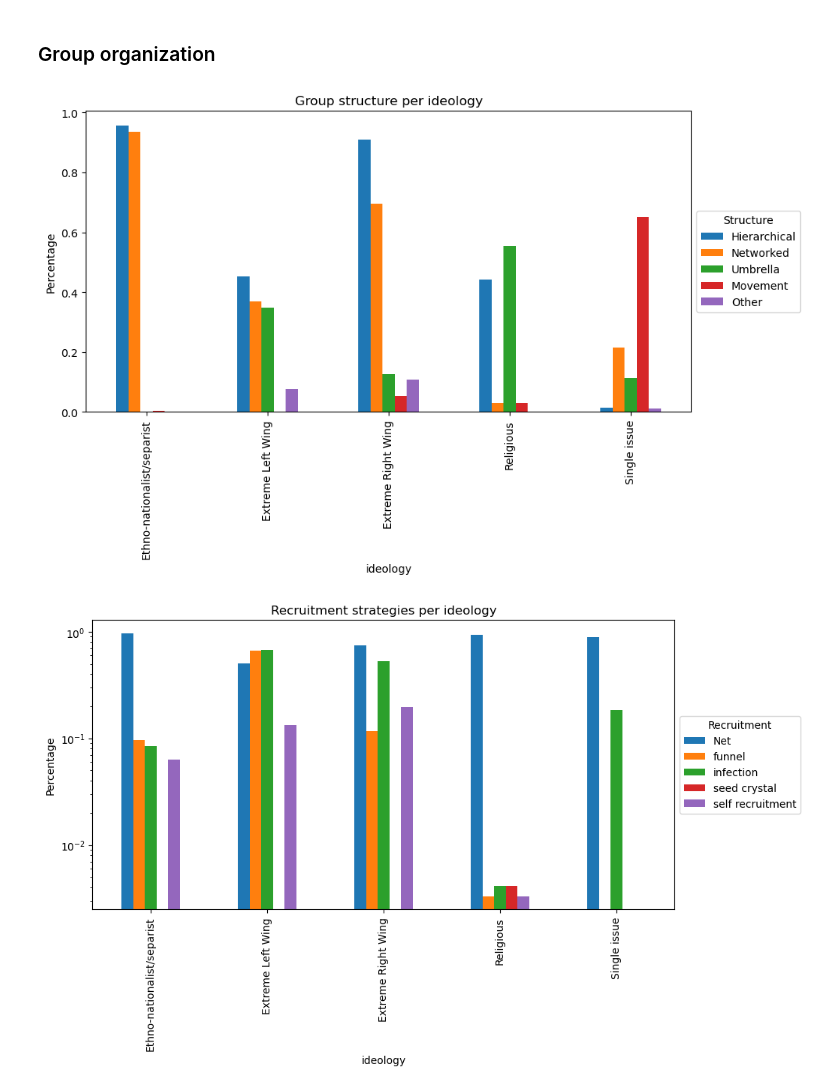
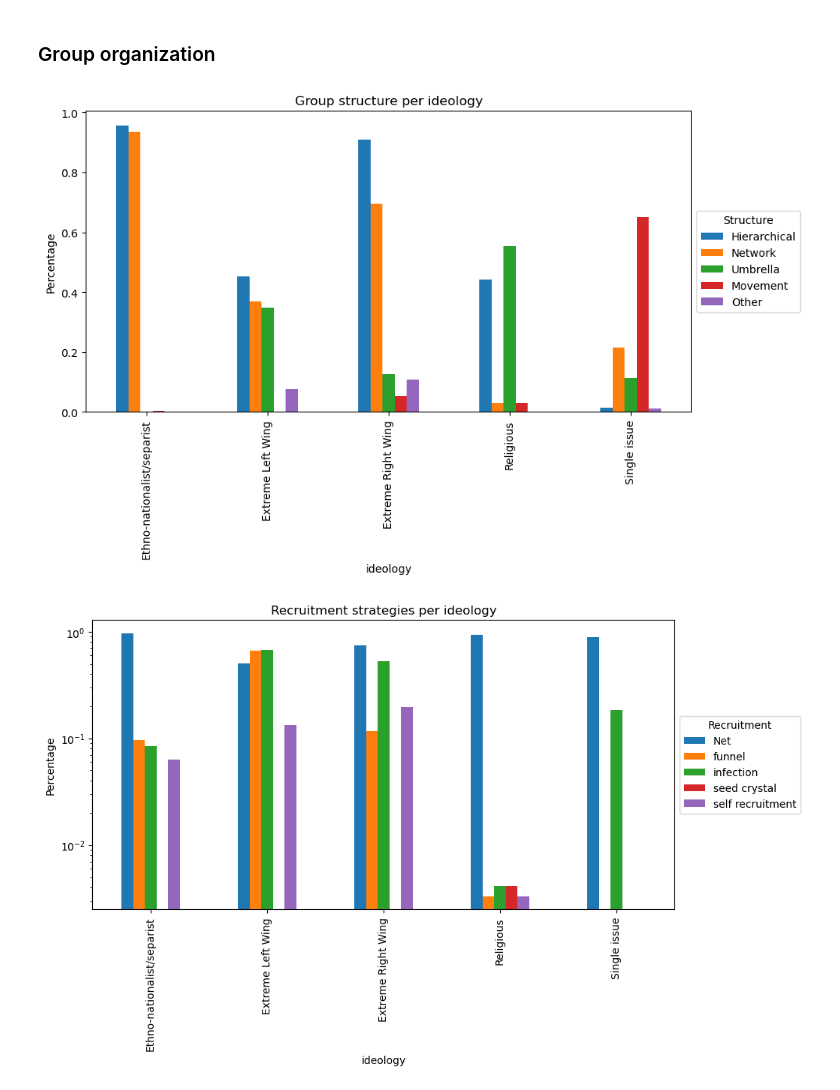
Before and after one commit to com-480-data-visualization/project-2023-yeravizard, a Jupyter notebook: scripts/terrorist_groups.ipynb, the cells around one changed output. Drawn from its saved outputs; the diff is of its cells as text; code cells hidden in the pictures.

```diff
--- a/scripts/terrorist_groups.ipynb
+++ b/scripts/terrorist_groups.ipynb
@@ -131,19 +131,19 @@ for i in range(5):
 # %%
 # Now make a grouped bar chart with the percentages
 # Make a dataframe with the percentages
 ideology_structure_df = pd.DataFrame(columns=['ideology', 'structure', 'percentage'])
 for key in ideology_structure:
     ideology_structure_df = ideology_structure_df.append({'ideology': key[0], 'structure': key[1], 'percentage': ideology_structure[key]}, ignore_index=True)
 
 ideology_structure_df.set_index(['ideology', 'structure'], inplace=True)
 
 # Now make a grouped bar chart with the percentages. The chart should not be stacked, the bars should be next to each other
 ideology_structure_df.unstack().plot(kind='bar', stacked=False, figsize=(10, 5))
 # Change the legend. The legend should be outside the plot, for each color we should display the structure (1: Hierarchical, 2: Networked, 3: Cell-like, 4: Fragmented, 5: Other)
 # Change the content of the legend
-plt.legend(title="Structure", loc='center left', bbox_to_anchor=(1, 0.5), labels=['Hierarchical', 'Networked', 'Umbrella', 'Movement', 'Other'])
+plt.legend(title="Structure", loc='center left', bbox_to_anchor=(1, 0.5), labels=['Hierarchical', 'Network', 'Umbrella', 'Movement', 'Other'])
 plt.title("Group structure per ideology")
 plt.ylabel("Percentage")
 plt.show()
 # %% [output]
-[figure, old version]
+[figure, new version]
```
Also changed, not shown: parts of 1 cell of this notebook.
